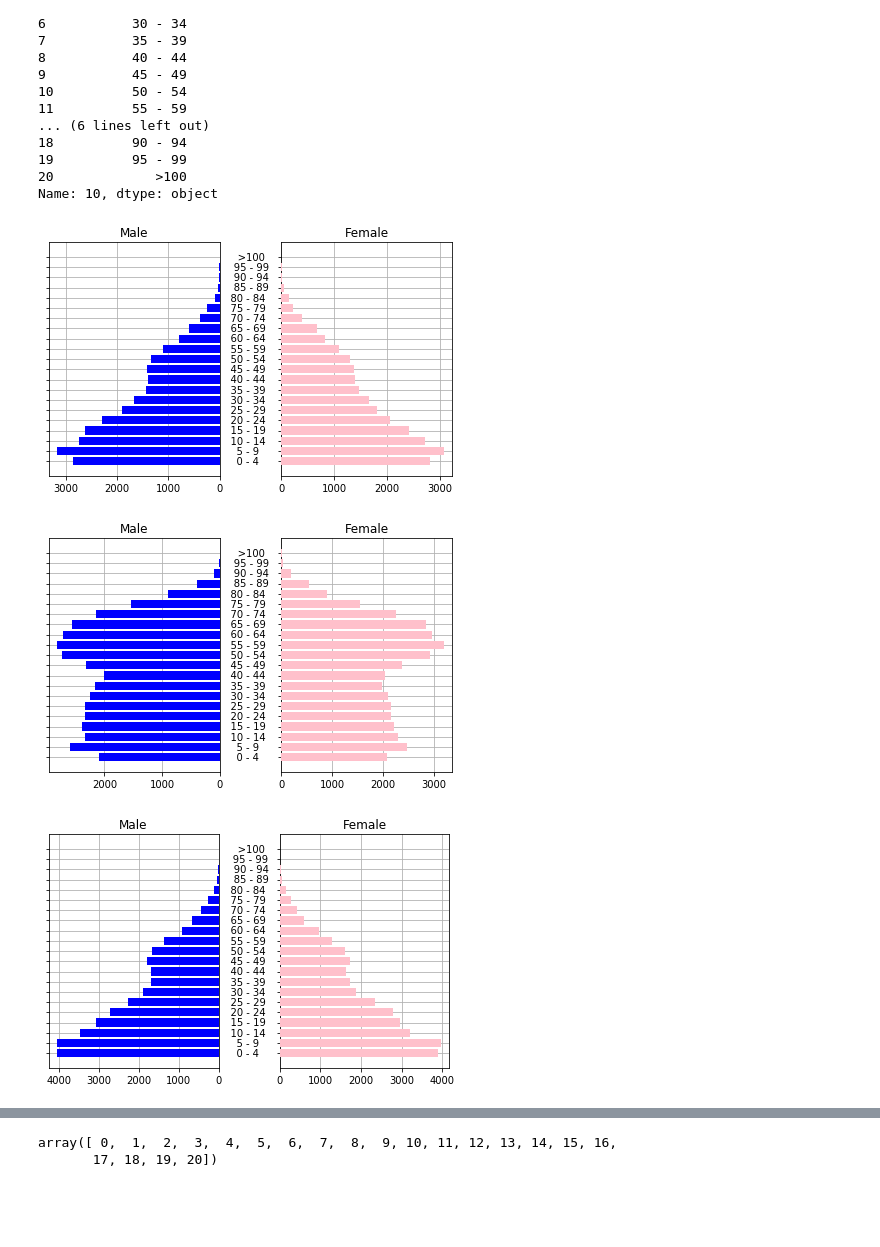
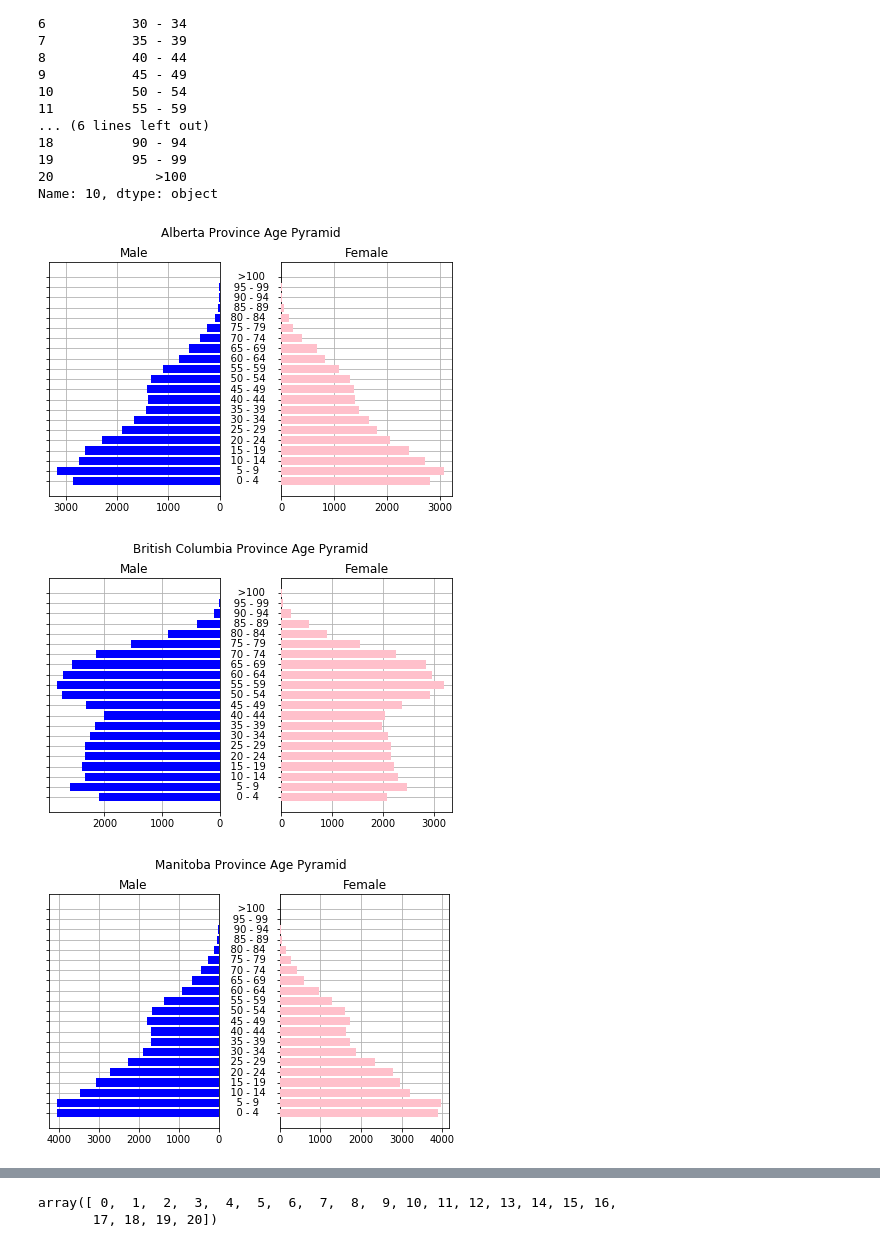
Before and after one commit to elsantonato/07-Project-1, a Jupyter notebook: Input/Plot Age Pyramid per Reserves.ipynb, the cells around one changed output, grey strips where cells are left out. Drawn from its saved outputs; the diff is of its cells as text; code cells hidden in the pictures; blank space fills up the shorter version.

Commit message:
with titles

```diff
--- a/Input/Plot Age Pyramid per Reserves.ipynb
+++ b/Input/Plot Age Pyramid per Reserves.ipynb
@@ -39,34 +39,34 @@ for prov in provinces:
 # Data
     ages = male_pop['10']
     male = male_pop[prov]
     female = female_pop[prov]
     y = np.arange(male.size)
 
 # Sort by number of sales staff
 
     fig, axes = plt.subplots(ncols=2, sharey=True)
     axes[0].barh(y, male, align='center', color='blue', zorder=10)
     axes[0].set(title='Male')
     axes[1].barh(y, female, align='center', color='pink', zorder=10)
     axes[1].set(title='Female')
 
     axes[0].invert_xaxis()
 #axes[0].set(yticks=y, yticklabels=ages)
 #axes[0].yaxis.tick_right()
     axes[0].set(yticks=y, yticklabels=[])
     for yloc, age in zip(y, ages):
         axes[0].annotate(age, (0.48, yloc), xycoords=('figure fraction', 'data'), ha='center', va='center')
 
     for ax in axes.flat:
     #ax.margins(0.03)
         ax.grid(True)
 
     fig.tight_layout()
     fig.subplots_adjust(wspace=0.36)
-    #plt.title(prov + " Province Age Pyramid")
+    plt.suptitle(prov + " Province Age Pyramid",y=1.03)
     plt.savefig("../Output/" + prov + " Reserve Age Pyramid.png")
     plt.show
 # %% [output]
-[figure, old version]
+[figure, new version]
-[figure, old version]
+[figure, new version]
-[figure, old version]
+[figure, new version]
```
Also changed, not shown: parts of 1 cell of this notebook, 25 other files.
